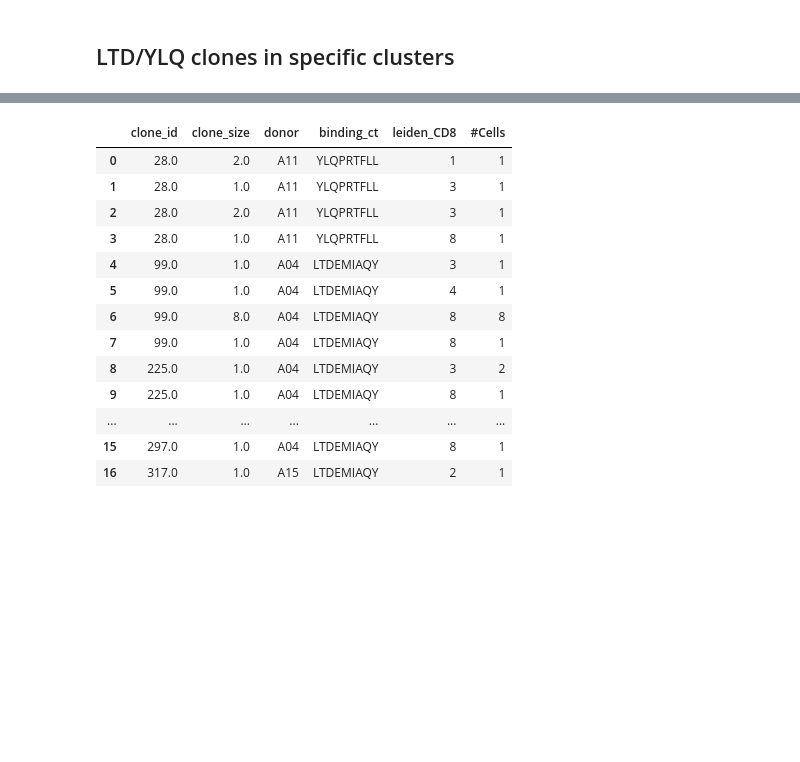
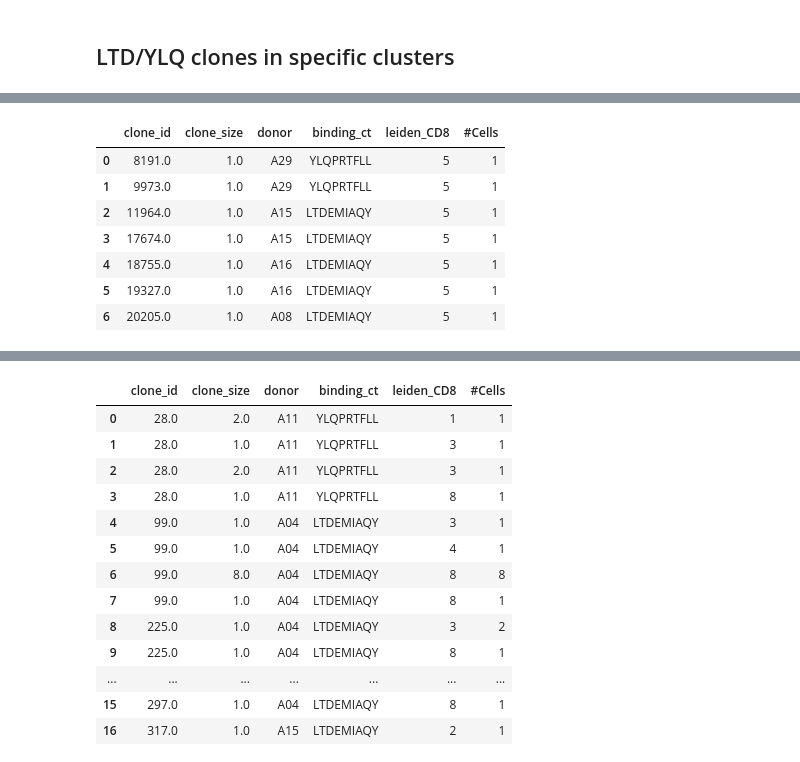
Before and after one commit to SchubertLab/CovidVac_CD8, a Jupyter notebook: analysis/dextramer/04_dextramer_tables_cd8.ipynb, the cells around one changed output, grey strips where cells are left out. Cells and saved outputs as stored; diff of their text form; code cells hidden in the pictures; blank space fills up the shorter version.

```diff
--- a/analysis/dextramer/04_dextramer_tables_cd8.ipynb
+++ b/analysis/dextramer/04_dextramer_tables_cd8.ipynb
@@ -520,0 +474,22 @@ df_c5_info
+# %%
+df_tmp = adata[(adata.obs[binding_mode].isin(['LTDEMIAQY', 'YLQPRTFLL']))
+              & (adata.obs['donor']!='A07')].obs
+df_tmp = df_tmp.groupby('clone_id')['leiden_CD8'].value_counts()
+df_tmp = df_tmp.unstack().fillna(0)
+cts_cluster5 = df_tmp[df_tmp['5']==df_tmp.sum(axis=1)].index.tolist()
+df_c5 = adata[adata.obs['clone_id'].isin(cts_cluster5)].obs
+df_c5 = df_c5[['clone_id', 'clone_size', 'donor', 'binding_ct', 'leiden_CD8']].reset_index(drop=True)
+df_c5 = pd.DataFrame(df_c5.value_counts())
+df_c5.columns = ['#Cells']
+df_c5 = df_c5.reset_index().sort_values('clone_id').reset_index(drop=True)
+df_c5.to_csv('../../results/dextramer/CD8/amountCellsCluster_onlyCluster5_woA07.csv')
+df_c5
+# %% [output]
+|  | clone_id | clone_size | donor | binding_ct | leiden_CD8 | #Cells |
+| 0 | 8191.0 | 1.0 | A29 | YLQPRTFLL | 5 | 1 |
+| 1 | 9973.0 | 1.0 | A29 | YLQPRTFLL | 5 | 1 |
+| 2 | 11964.0 | 1.0 | A15 | LTDEMIAQY | 5 | 1 |
+| 3 | 17674.0 | 1.0 | A15 | LTDEMIAQY | 5 | 1 |
+| 4 | 18755.0 | 1.0 | A16 | LTDEMIAQY | 5 | 1 |
+| 5 | 19327.0 | 1.0 | A16 | LTDEMIAQY | 5 | 1 |
+| 6 | 20205.0 | 1.0 | A08 | LTDEMIAQY | 5 | 1 |
```
Also changed, not shown: parts of 6 cells of this notebook.
